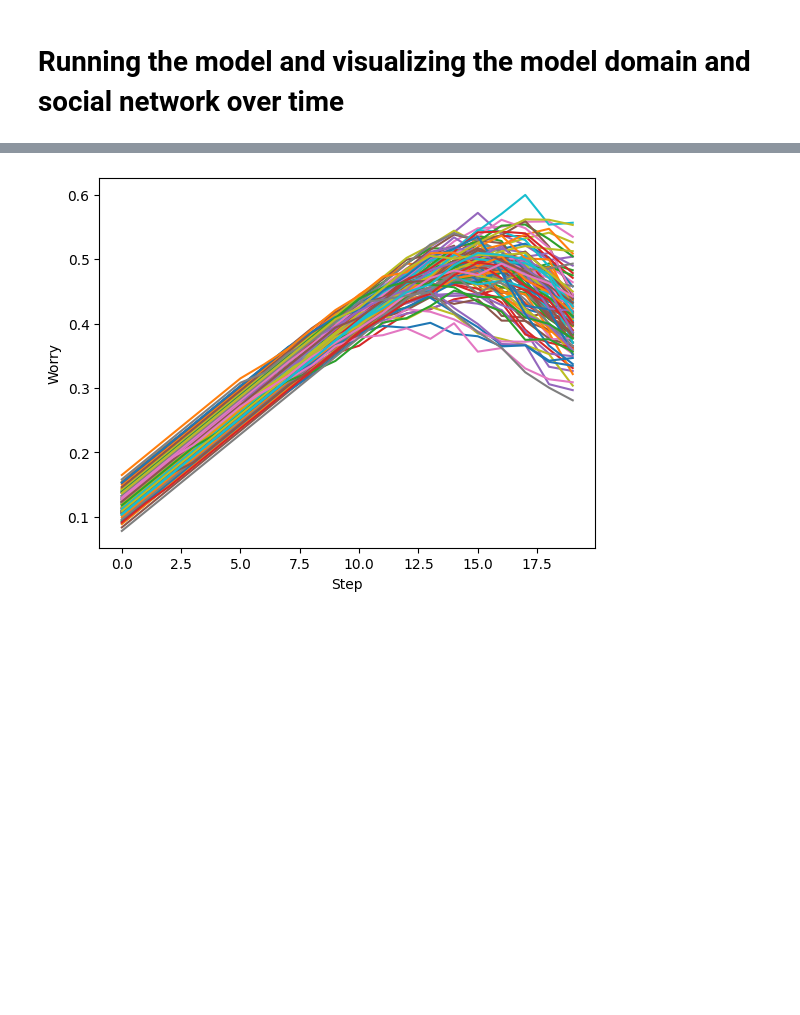
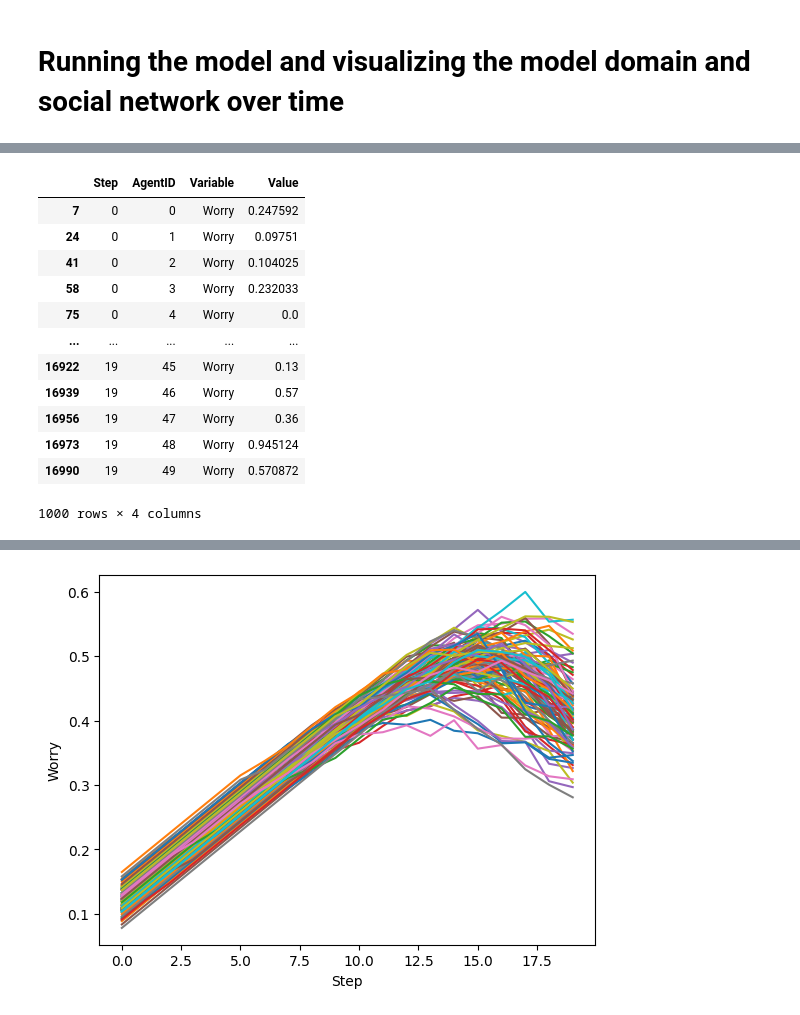
Before and after one commit to thomaslautenb/ABM, a Jupyter notebook: base_model_group1/base_model_mesa/model/demo.ipynb, the cells around one changed output, grey strips where cells are left out. Cells and saved outputs as stored; diff of their text form; code cells hidden in the pictures; blank space fills up the shorter version.

```diff
--- a/base_model_group1/base_model_mesa/model/demo.ipynb
+++ b/base_model_group1/base_model_mesa/model/demo.ipynb
@@ -127 +127,22 @@ Step
 Name: Worry, dtype: float64
+# %%
+# Transform the data to a long format
+agent_wealth_long = result[0].T.unstack().reset_index()
+agent_wealth_long.columns = ["Step", "AgentID", "Variable", "Value"]
+
+agent_wealth_long.head(10);
+agent_wealth_long.loc[agent_wealth_long['Variable']== 'Worry']
+# %% [output]
+|  | Step | AgentID | Variable | Value |
+| 7 | 0 | 0 | Worry | 0.247592 |
+| 24 | 0 | 1 | Worry | 0.09751 |
+| 41 | 0 | 2 | Worry | 0.104025 |
+| 58 | 0 | 3 | Worry | 0.232033 |
+| 75 | 0 | 4 | Worry | 0.0 |
+| ... | ... | ... | ... | ... |
+| 16922 | 19 | 45 | Worry | 0.13 |
+| 16939 | 19 | 46 | Worry | 0.57 |
+| 16956 | 19 | 47 | Worry | 0.36 |
+| 16973 | 19 | 48 | Worry | 0.945124 |
+| 16990 | 19 | 49 | Worry | 0.570872 |
+1000 rows × 4 columns
```
Also changed, not shown: parts of 3 cells of this notebook.
